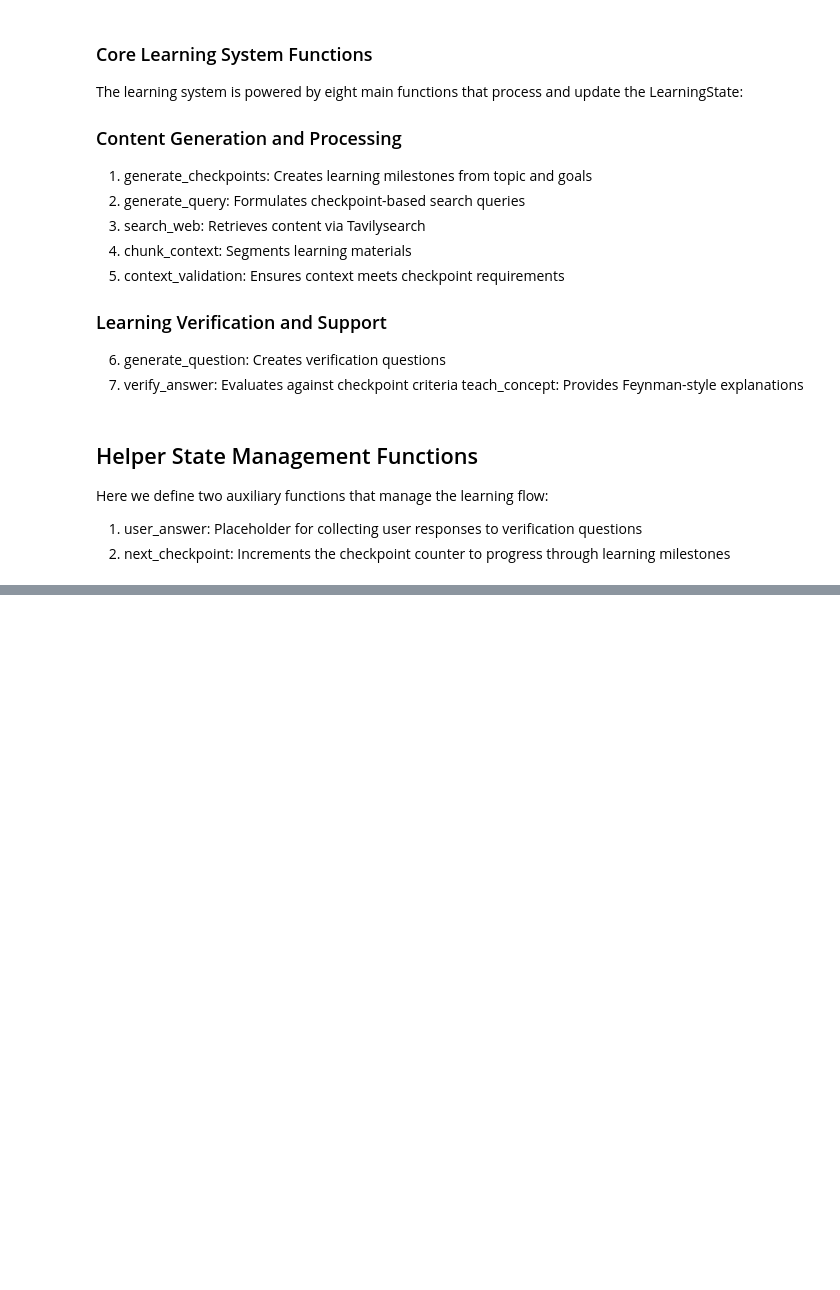
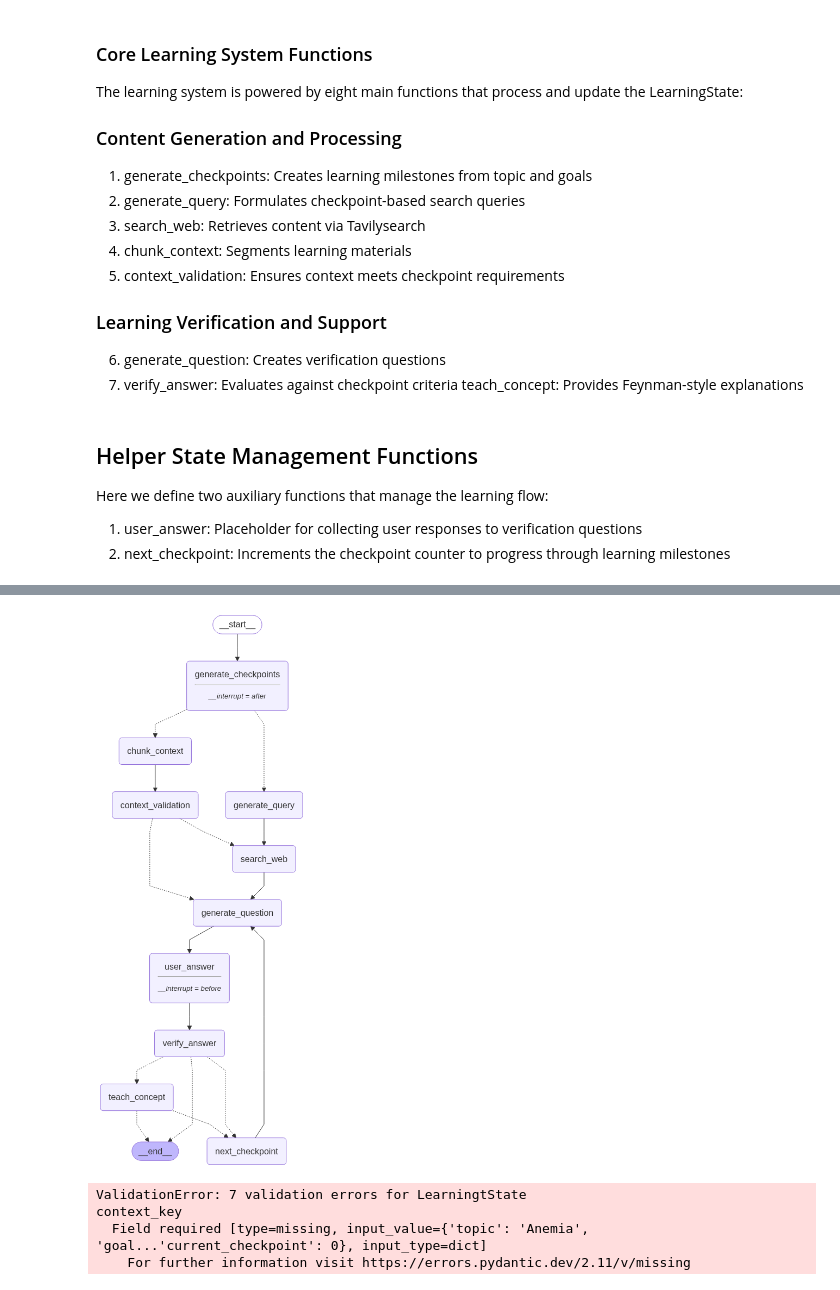
Before and after one commit to ABHISHEKBANKAWAT/BuildingAgents, a Jupyter notebook: StructuredLearningAgentLG/FeynmanLearningAgentLG.ipynb, the cells around one changed output, grey strips where cells are left out. Saved outputs shown, nothing was run; the diff lists cells and outputs as text; code cells hidden in the pictures; blank space fills up the shorter version.

```diff
--- a/StructuredLearningAgentLG/FeynmanLearningAgentLG.ipynb
+++ b/StructuredLearningAgentLG/FeynmanLearningAgentLG.ipynb
@@ -556,0 +612,53 @@ def next_checkpoint(state: LearningtState):
+# %%
+searcher = StateGraph(LearningtState)
+memory = MemorySaver()
+context_store = ContextStore()
+
+searcher.add_node("generate_query", generate_query)
+searcher.add_node("search_web", search_web)
+searcher.add_node("chunk_context", chunk_context)
+searcher.add_node("context_validation", context_validation)
+searcher.add_node("generate_checkpoints", generate_checkpoints)
+searcher.add_node("generate_question", generate_question)
+searcher.add_node("next_checkpoint", next_checkpoint)
+searcher.add_node("user_answer", user_answer)
+searcher.add_node("verify_answer", verify_answer)
+searcher.add_node("teach_concept", teach_concept)
+
+# Flow
+searcher.add_edge(START, "generate_checkpoints")
+searcher.add_conditional_edges('generate_checkpoints', route_context,['chunk_context', 'generate_query'])
+searcher.add_edge("generate_query", "search_web")
+searcher.add_edge("search_web", "generate_question")
+searcher.add_edge("chunk_context", 'context_validation')
+searcher.add_conditional_edges('context_validation', route_search,['search_web', 'generate_question'])
+
+searcher.add_edge("generate_question", "user_answer")
+searcher.add_edge("user_answer", "verify_answer")
+searcher.add_conditional_edges(
+    "verify_answer",
+    route_verification,
+    {
+        "next_checkpoint": "next_checkpoint",
+        "teach_concept": "teach_concept",
+        END: END
+    }
+)
+
+searcher.add_conditional_edges(
+    "teach_concept",
+    route_teaching,
+    {
+        "next_checkpoint": "next_checkpoint",
+        END: END
+    }
+)
+searcher.add_edge("next_checkpoint", "generate_question")
+
+
+
+graph = searcher.compile(interrupt_after=["generate_checkpoints"], interrupt_before=["user_answer"], checkpointer=memory)
+
+display(Image(graph.get_graph(xray=1).draw_mermaid_png()))
+# %% [output]
+[figure, added]
@@ -556,0 +874,10 @@ def next_checkpoint(state: LearningtState):
+# %%
+thread = {"configurable": {"thread_id": "20"}}
+
+for event in graph.stream(initial_input, thread, stream_mode="values"):
+    print_checkpoints(event)
+# %% [output]
+ValidationError: 7 validation errors for LearningtState
+context_key
+  Field required [type=missing, input_value={'topic': 'Anemia', 'goal...'current_checkpoint': 0}, input_type=dict]
+    For further information visit https://errors.pydantic.dev/2.11/v/missing
```
Also changed, not shown: parts of 7 cells of this notebook.
